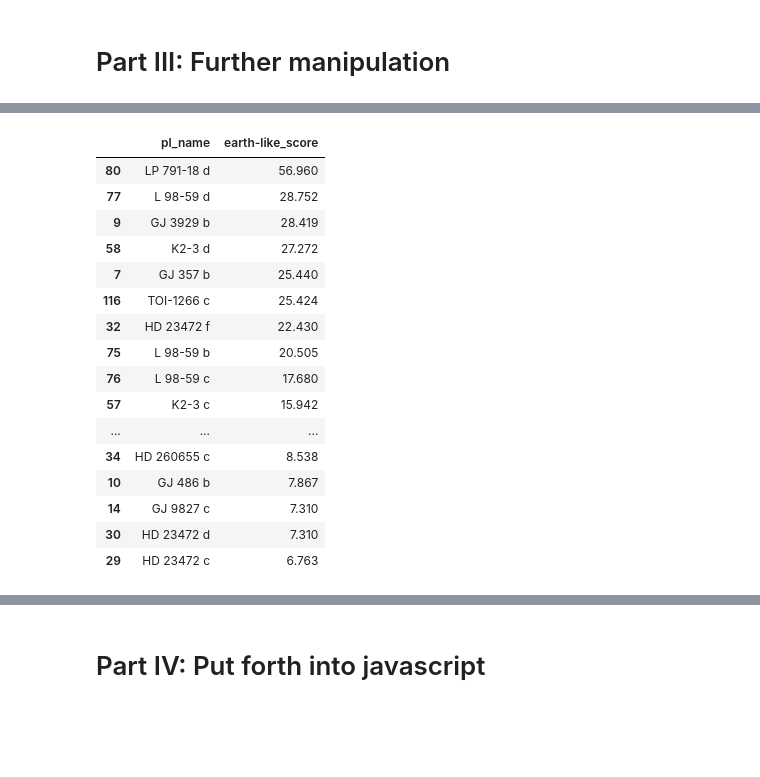
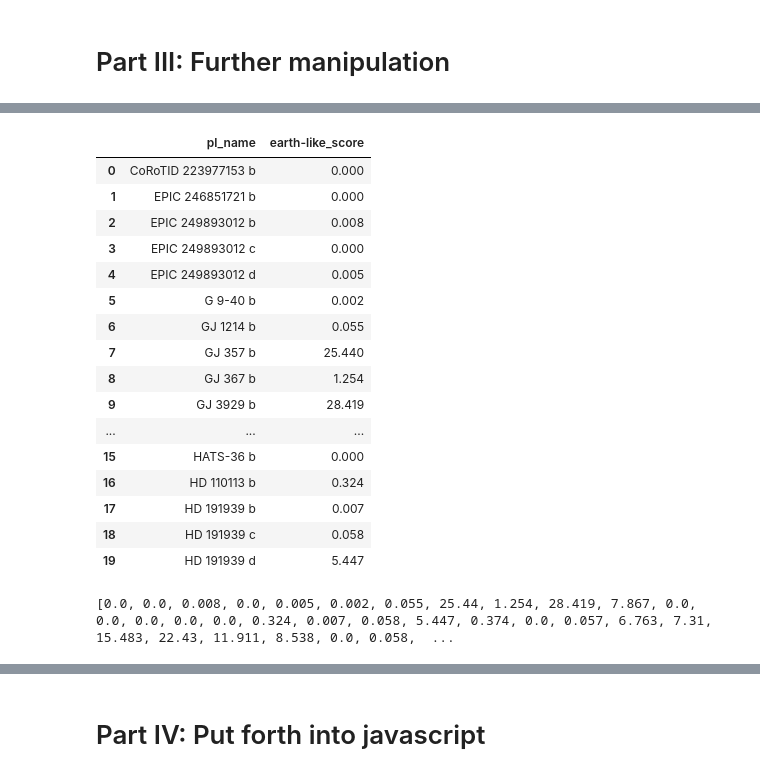
Before and after one commit to julestrada/Project-3, a Jupyter notebook: Project-3-code.ipynb, the cells around one changed output, grey strips where cells are left out. Cells and saved outputs as stored; diff of their text form; code cells hidden in the pictures; blank space fills up the shorter version.

```diff
--- a/Project-3-code.ipynb
+++ b/Project-3-code.ipynb
@@ -106,13 +110,12 @@ exoplanet_df = exoplanet_df[[
 
 ## Drop all rows with Null values ##
 exoplanet_df = exoplanet_df.dropna()
-plNum = len(exoplanet_df["pl_name"].unique())
 
 ## Drop all rows with repeated planets ##
-exoplanet_df = exoplanet_df.drop_duplicates(subset=["pl_name", "pl_rade"], keep= False)
+exoplanet_df = exoplanet_df.drop_duplicates(subset=["pl_name"], keep= False)
 
 ## How many Planets do we have? ##
-print(f"How many unique Exoplanets have Full Data? It's {plNum}!")
+print( f"How many unique Exoplanets have Full Data? It's { len( exoplanet_df['pl_name'].unique() ) }!" )
 
 
 
@@ -258,52 +193,65 @@ topEQT.head(10)
 # %%
-
+#### Get most Earth-Like planets ####
 planetNameList = []
 earthRankList = []
+
+earthRade = 1
+earthMass = 1
+earthEQT = 255
 
 
 for i in range(0, len(exoplanet_df["pl_name"])):
     planetNameList.append(list(exoplanet_df["pl_name"])[i])
 
     ## radii arg ##
     radARG = float(list(exoplanet_df["pl_rade"])[i]) - earthRade
 
     ## mass arg ##
     massARG = float(list(exoplanet_df["pl_masse"])[i]) - earthMass
 
     ## temp arg ##
     tempARG =  ( float(list(exoplanet_df["pl_eqt"])[i]) - earthEQT) / earthEQT
 
 
     ## Average specs out ##
     earthRank = round(100 * np.e ** (-sqrt( radARG ** 2 + massARG ** 2 + tempARG ** 2 )), 3)
     earthRankList.append(earthRank)
 
 earthRankList
 
 earthLike_df = pd.DataFrame({
     "pl_name": planetNameList,
     "earth-like_score": earthRankList
 })
 
 
-earthLike_df = earthLike_df.sort_values("earth-like_score", ascending = False)
+#earthLike_df = earthLike_df.sort_values("earth-like_score", ascending = False)
 
 earthLike_df.head(20)
 # %% [output]
 |  | pl_name | earth-like_score |
-| 80 | LP 791-18 d | 56.960 |
-| 77 | L 98-59 d | 28.752 |
+| 0 | CoRoTID 223977153 b | 0.000 |
+| 1 | EPIC 246851721 b | 0.000 |
+| 2 | EPIC 249893012 b | 0.008 |
+| 3 | EPIC 249893012 c | 0.000 |
+| 4 | EPIC 249893012 d | 0.005 |
+| 5 | G 9-40 b | 0.002 |
+| 6 | GJ 1214 b | 0.055 |
+| 7 | GJ 357 b | 25.440 |
+| 8 | GJ 367 b | 1.254 |
 | 9 | GJ 3929 b | 28.419 |
-| 58 | K2-3 d | 27.272 |
-| 7 | GJ 357 b | 25.440 |
-| 116 | TOI-1266 c | 25.424 |
-| 32 | HD 23472 f | 22.430 |
-| 75 | L 98-59 b | 20.505 |
-| 76 | L 98-59 c | 17.680 |
-| 57 | K2-3 c | 15.942 |
 | ... | ... | ... |
-| 34 | HD 260655 c | 8.538 |
-| 10 | GJ 486 b | 7.867 |
-| 14 | GJ 9827 c | 7.310 |
-| 30 | HD 23472 d | 7.310 |
-| 29 | HD 23472 c | 6.763 |
+| 15 | HATS-36 b | 0.000 |
+| 16 | HD 110113 b | 0.324 |
+| 17 | HD 191939 b | 0.007 |
+| 18 | HD 191939 c | 0.058 |
+| 19 | HD 191939 d | 5.447 |
+# %%
+test = list(earthLike_df["earth-like_score"])
+
+for i in range(0, len(test)):
+    test[i] = round( test[i], 3)
+
+print(test)
+# %% [output]
+[0.0, 0.0, 0.008, 0.0, 0.005, 0.002, 0.055, 25.44, 1.254, 28.419, 7.867, 0.0, 0.0, 0.0, 0.0, 0.0, 0.324, 0.007, 0.058, 5.447, 0.374, 0.0, 0.057, 6.763, 7.31, 15.483, 22.43, 11.911, 8.538, 0.0, 0.058,  ...
```
Also changed, not shown: parts of 27 cells of this notebook, 3 other files.
